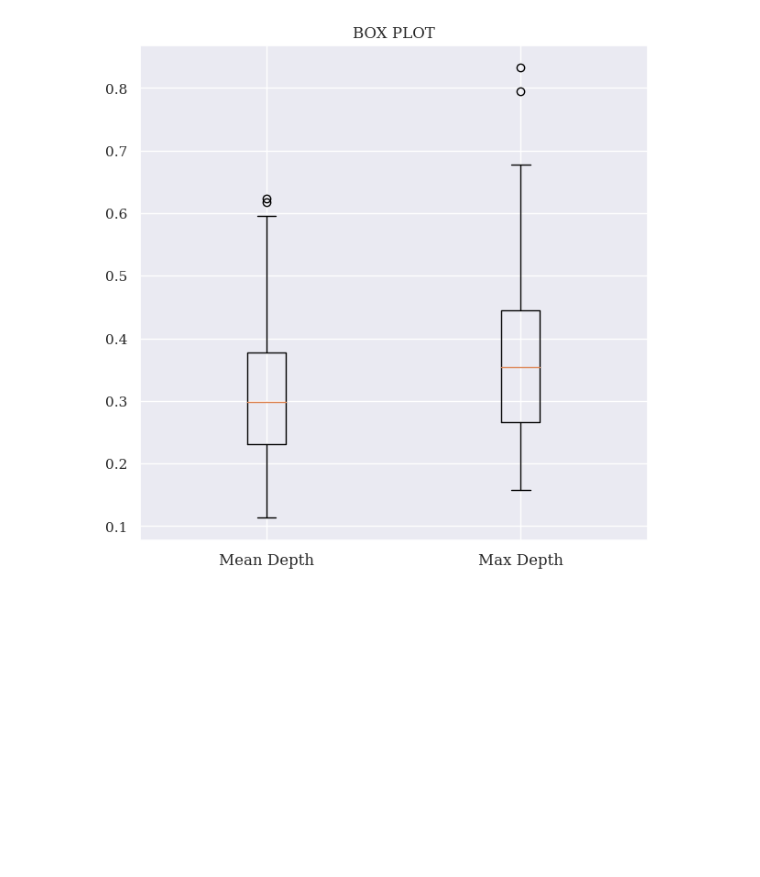
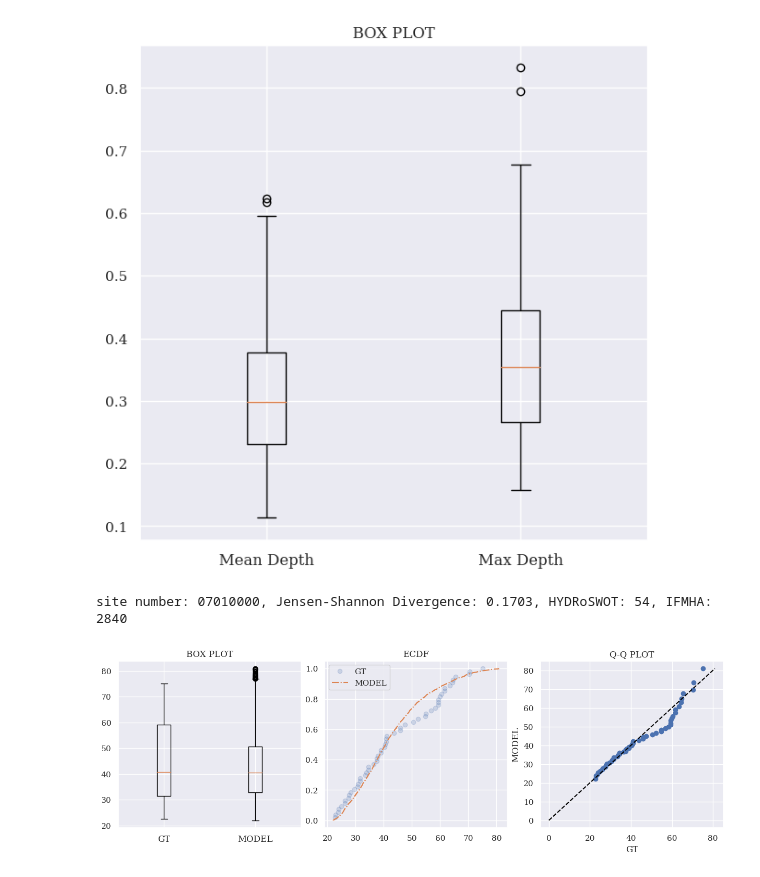
Before and after one commit to smhassanerfani/si2022, a Jupyter notebook: tauraat/tauraat_depth_inference.ipynb, the cells around one changed output. Drawn from its saved outputs; the diff is of its cells as text; code cells hidden in the pictures; blank space fills up the shorter version.

Commit message:
added qqplot visualization for specific site stations

```diff
--- a/tauraat/tauraat_depth_inference.ipynb
+++ b/tauraat/tauraat_depth_inference.ipynb
@@ -139,3 +187,23 @@ plt.show()
+# %%
+site = '07010000'
+pct = 0.01
+
+data1 = hydro_subset[hydro_subset['site_no'] == site]['max_depth_va']
+data1 = data1[(data1 > data1.quantile(pct)) & (data1 < data1.quantile(1-pct))].values
+
+data2 = ifmha[ifmha['site_no'] == site]['chan_max_depth']
+data2 = data2[(data2 > data2.quantile(pct)) & (data2 < data2.quantile(1-pct))].values
+
+max_val = np.max(np.hstack((data1, data2)))
+min_val = np.min(np.hstack((data1, data2)))
+q, _ = np.histogram(data1, range=(min_val, max_val), density=True)
+p, _ = np.histogram(data2, range=(min_val, max_val), density=True)
+
+print(f'site number: {site}, Jensen-Shannon Divergence: {jensenshannon(p, q):.4f}, HYDRoSWOT: {data1.shape[0]}, IFMHA: {data2.shape[0]}')
+qqplot(data1, data2, site_name=site)
+# %% [output]
+site number: 07010000, Jensen-Shannon Divergence: 0.1703, HYDRoSWOT: 54, IFMHA: 2840
+[figure, added]
 # %%
 def kl_divergence(p, q):
     return np.sum(np.where(p != 0, p * np.log(p / q), 0))
```
Also changed, not shown: parts of 2 cells of this notebook.
